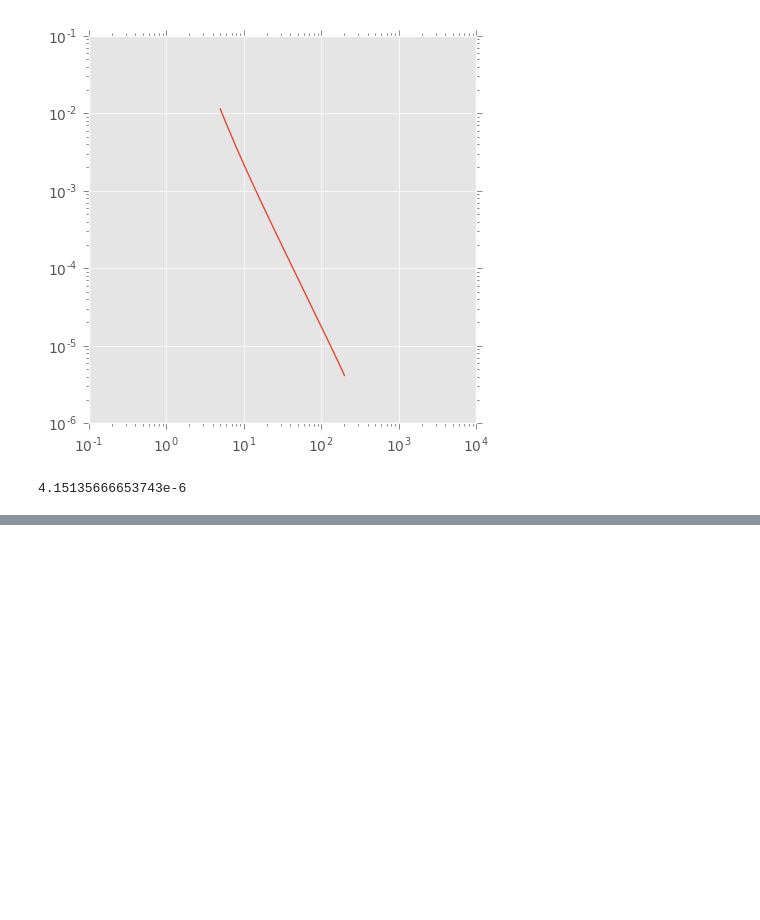
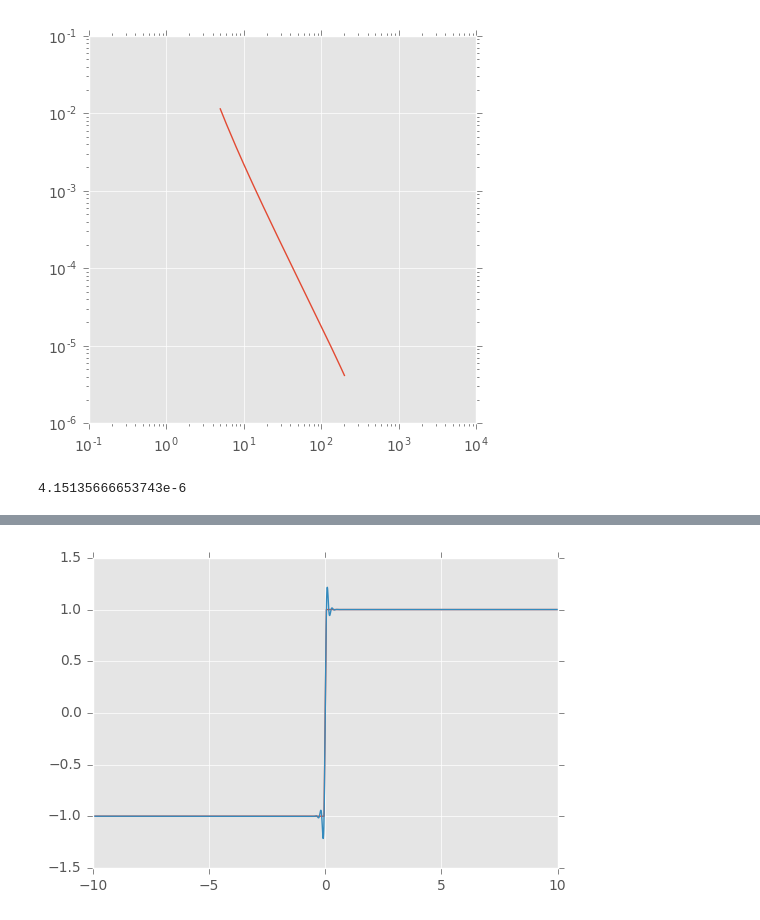
Before and after one commit to Alpus/AdAnalysis, a Jupyter notebook: analytics.ipynb, the cells around one changed output, grey strips where cells are left out. Saved outputs shown, nothing was run; the diff lists cells and outputs as text; code cells hidden in the pictures; blank space fills up the shorter version.

```diff
--- a/analytics.ipynb
+++ b/analytics.ipynb
@@ -91,0 +124,11 @@ abs(0.620537 - func.integrate())
+# %%
+x_orig, y_orig = map(np.array, zip(*func.tabulation.items()))
+y_orig[x_orig == 0] = np.nan
+
+plt.plot(x_orig, y_orig)
+
+x_int, y_int = zip(*func.interpolate(2000).items())
+plt.plot(x_int, y_int)
+plt.show();
+# %% [output]
+[figure, added]
```
Also changed, not shown: parts of 26 cells of this notebook, 7 other files.
